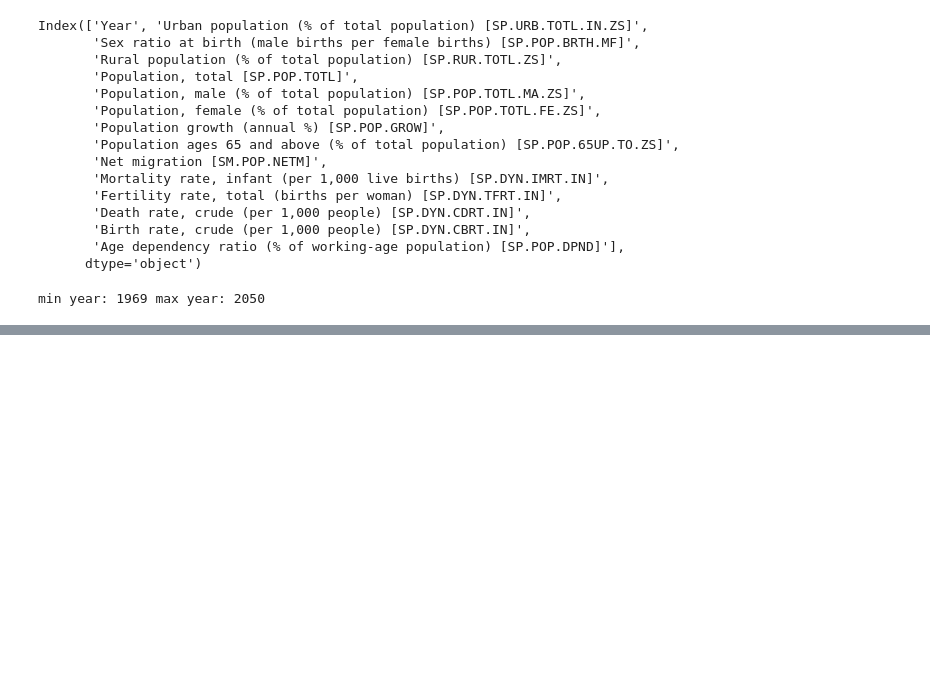
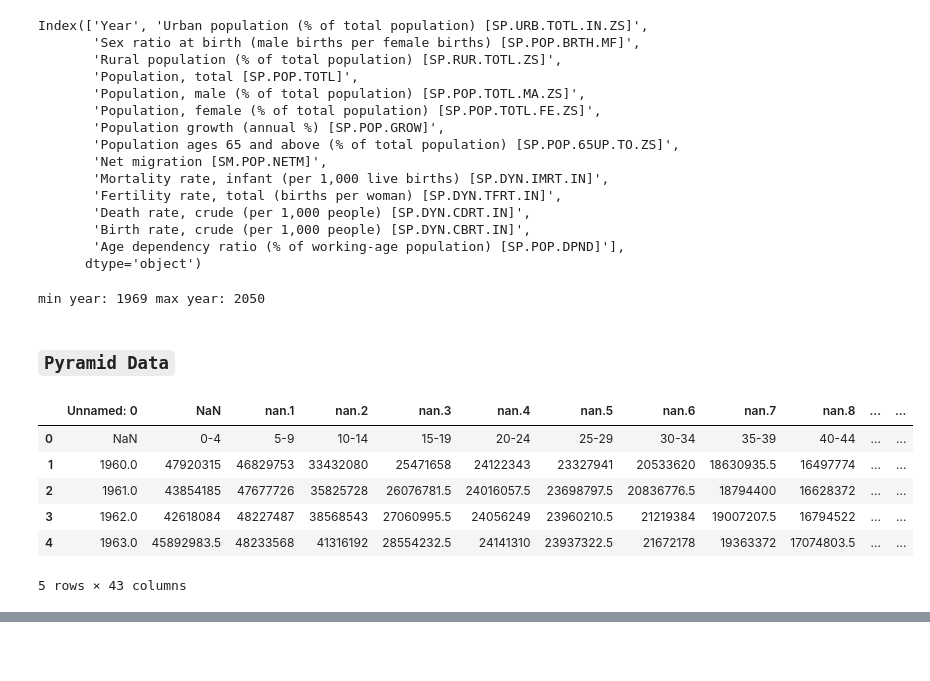
Before and after one commit to Elghandour-eng/Plotly-Dash, a Jupyter notebook: plotly-Dash-China.ipynb, the cells around one changed output, grey strips where cells are left out. Saved outputs shown, nothing was run; the diff lists cells and outputs as text; code cells hidden in the pictures; blank space fills up the shorter version.

```diff
--- a/plotly-Dash-China.ipynb
+++ b/plotly-Dash-China.ipynb
@@ -185,3 +185,5 @@ Index(['Year', 'Urban population (% of total population) [SP.URB.TOTL.IN.ZS]',
 print("min year: " + str(df2['Year'].min()), "max year: " + str(df2['Year'].max()))
 # %% [output]
 min year: 1969 max year: 2050
+# %% [markdown]
+### `Pyramid Data`
@@ -187,0 +192,11 @@ min year: 1969 max year: 2050
+# %%
+# Explore Pyramid data
+pyramid_data.head()
+# %% [output]
+|  | Unnamed: 0 | NaN | nan.1 | nan.2 | nan.3 | nan.4 | nan.5 | nan.6 | nan.7 | nan.8 | ... | ... |
+| 0 | NaN | 0-4 | 5-9 | 10-14 | 15-19 | 20-24 | 25-29 | 30-34 | 35-39 | 40-44 | ... | ... |
+| 1 | 1960.0 | 47920315 | 46829753 | 33432080 | 25471658 | 24122343 | 23327941 | 20533620 | 18630935.5 | 16497774 | ... | ... |
+| 2 | 1961.0 | 43854185 | 47677726 | 35825728 | 26076781.5 | 24016057.5 | 23698797.5 | 20836776.5 | 18794400 | 16628372 | ... | ... |
+| 3 | 1962.0 | 42618084 | 48227487 | 38568543 | 27060995.5 | 24056249 | 23960210.5 | 21219384 | 19007207.5 | 16794522 | ... | ... |
+| 4 | 1963.0 | 45892983.5 | 48233568 | 41316192 | 28554232.5 | 24141310 | 23937322.5 | 21672178 | 19363372 | 17074803.5 | ... | ... |
+5 rows × 43 columns
```
Also changed, not shown: parts of 17 cells of this notebook, 2 other files.
